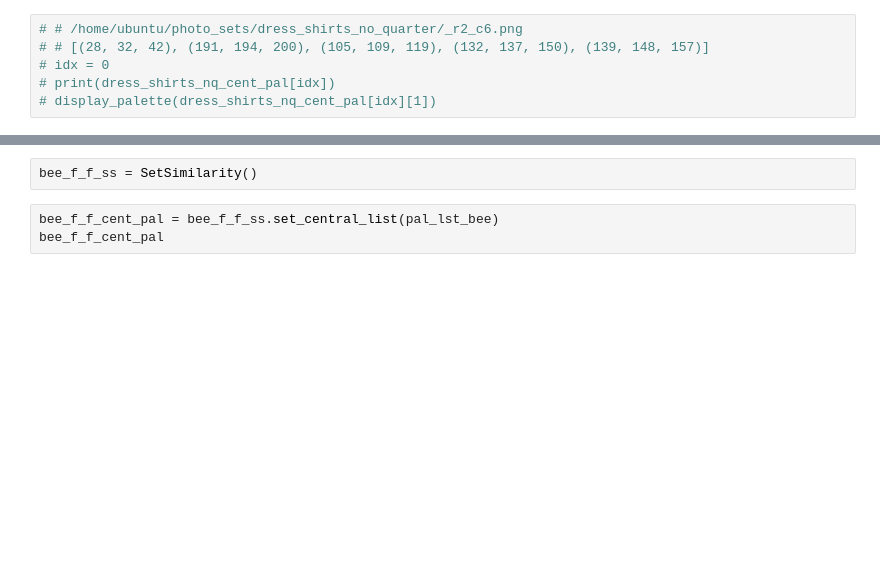
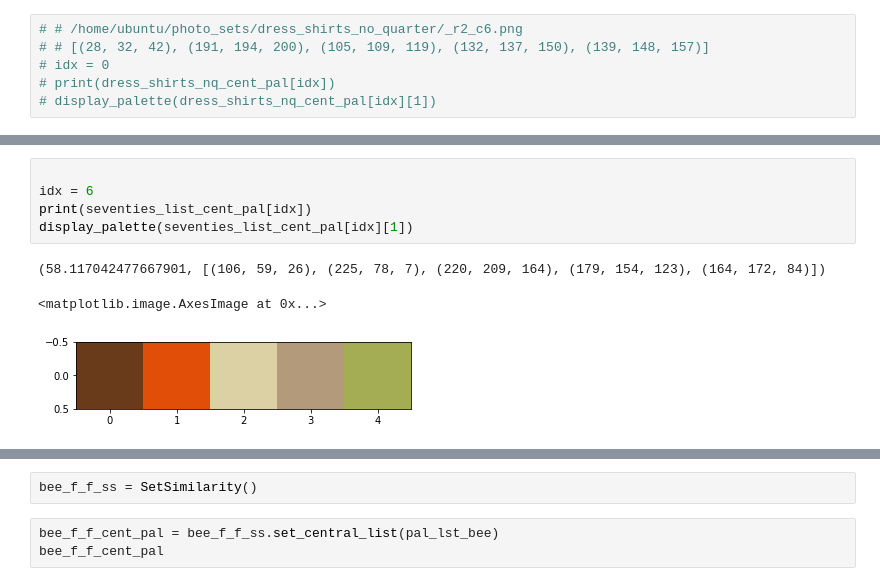
Before and after one commit to TaylorDiego/color_trend_analysis, a Jupyter notebook: notebook/color_quantization.ipynb, the cells around one changed output, grey strips where cells are left out. Cells and saved outputs as stored; diff of their text form; blank space fills up the shorter version.

```diff
--- a/notebook/color_quantization.ipynb
+++ b/notebook/color_quantization.ipynb
@@ -462,0 +479,9 @@ display_palette(seventies_list_cent_pal[idx][1])
+# %%
+
+idx = 6
+print(seventies_list_cent_pal[idx])
+display_palette(seventies_list_cent_pal[idx][1])
+# %% [output]
+(58.117042477667901, [(106, 59, 26), (225, 78, 7), (220, 209, 164), (179, 154, 123), (164, 172, 84)])
+<matplotlib.image.AxesImage at 0x...>
+[figure, added]
```
Also changed, not shown: parts of 39 cells of this notebook.
